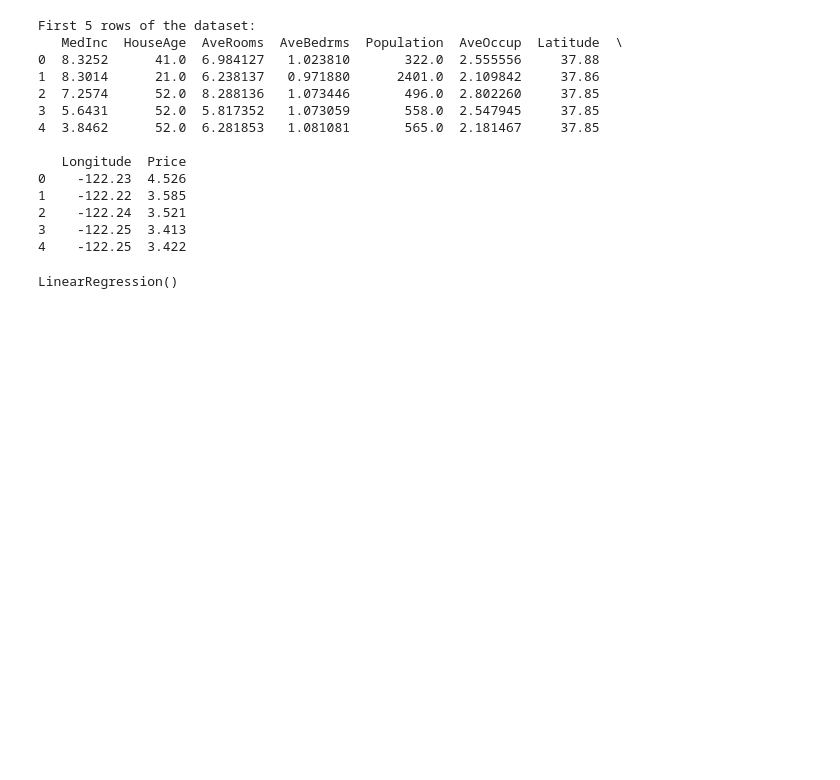
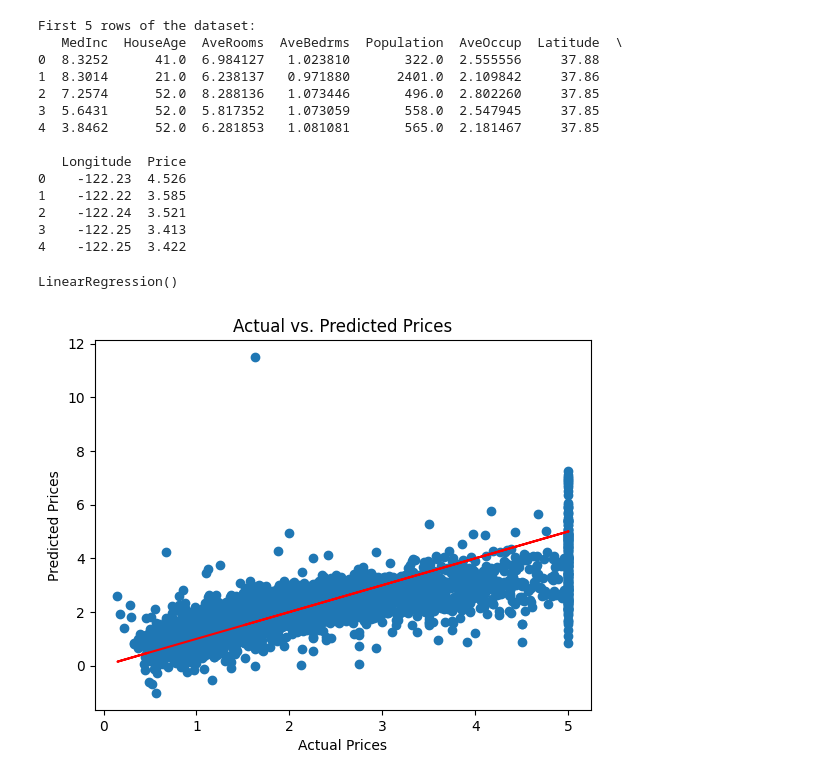
Before and after one commit to SanskarAgarwal-05/car-evaluation-prediction-ml, a Jupyter notebook: chapter_appendix-tools-for-deep-learning/jupyter.ipynb, the cells around one changed output. Cells and saved outputs as stored; diff of their text form; code cells hidden in the pictures; blank space fills up the shorter version.

```diff
--- a/chapter_appendix-tools-for-deep-learning/jupyter.ipynb
+++ b/chapter_appendix-tools-for-deep-learning/jupyter.ipynb
@@ -40,10 +38,12 @@ y=df['Price']
 x_train,x_test,y_train,y_test=train_test_split(x,y,test_size=0.2,random_state=42)
 # %%
 scaler = StandardScaler()
-x_train_scaled = scaler.fit_transform(x_train)
-x_test_scaled = scaler.transform(x_test)
+x_train = scaler.fit_transform(x_train)
+x_test= scaler.transform(x_test)
 # %%
 model= LinearRegression()
 model.fit(x_train, y_train)
 # %% [output]
 LinearRegression()
+# %%
+y_pred = model.predict(x_test)
@@ -49,0 +55,10 @@ LinearRegression()
+# %%
+plt.figure()
+plt.scatter(y_test, y_pred)
+plt.xlabel('Actual Prices')
+plt.ylabel('Predicted Prices')
+plt.title('Actual vs. Predicted Prices')
+plt.plot(y_test, y_test, color='red')
+plt.show()
+# %% [output]
+[figure, added]
```
Also changed, not shown: parts of 3 cells of this notebook.
